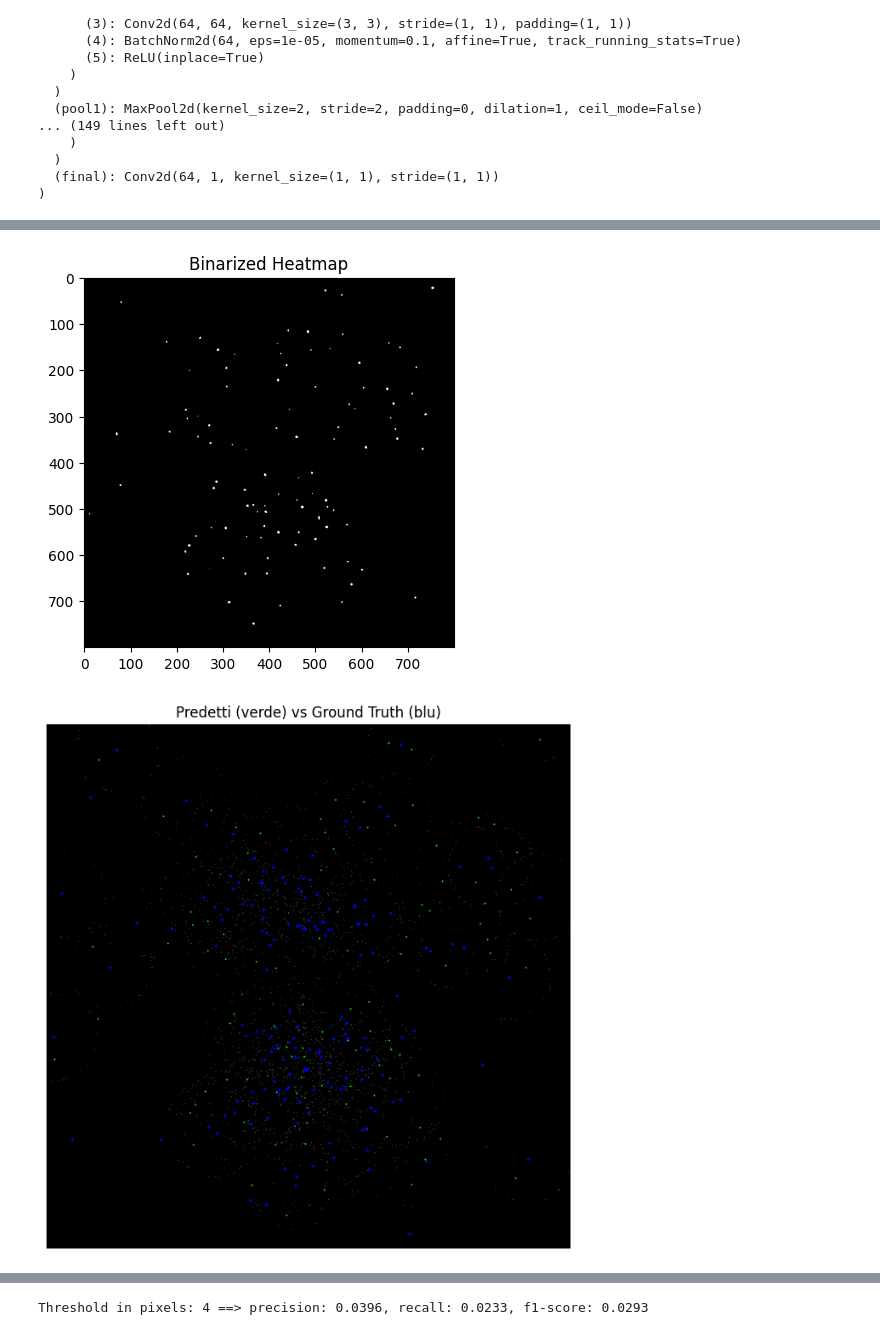
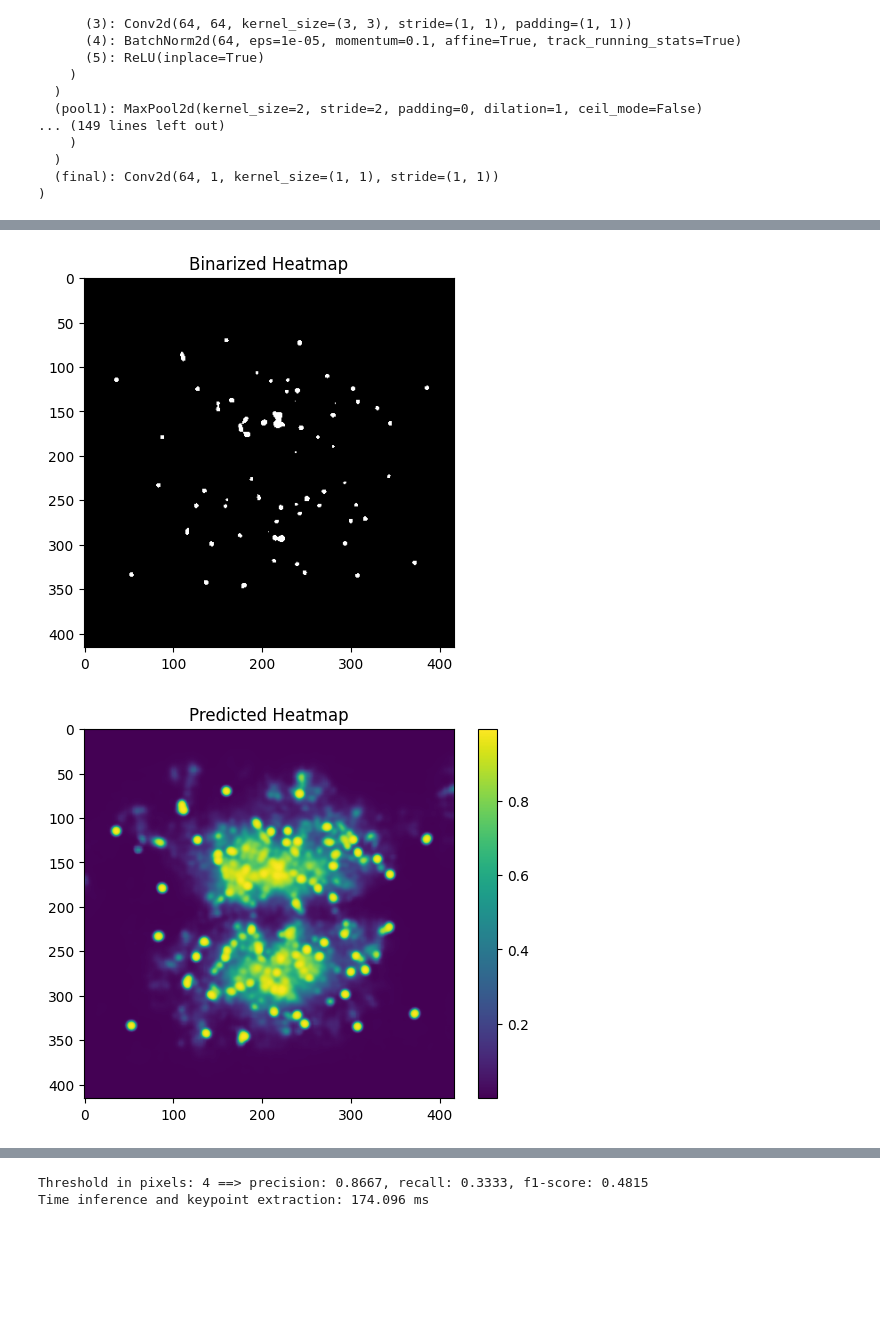
Before and after one commit to DanieleGhezzi25/A-Machine-Learning-Approach-for-Particle-Tracking-in-RICH-Detectors, a Jupyter notebook: UNet/SharedDataset/416px/inference_UNet416px.ipynb, the cells around one changed output, grey strips where cells are left out. Cells and saved outputs as stored; diff of their text form; code cells hidden in the pictures; blank space fills up the shorter version.

```diff
--- a/UNet/SharedDataset/416px/inference_UNet416px.ipynb
+++ b/UNet/SharedDataset/416px/inference_UNet416px.ipynb
@@ -12,7 +12,7 @@ device = 'cuda' if torch.cuda.is_available() else 'cpu'
 
 # Crea istanza modello (deve avere la stessa architettura usata in training)
 model = UNetWithAttention(in_channels=1, out_channels=1)
-model.load_state_dict(torch.load("best_unet4.pth", map_location=device))
+model.load_state_dict(torch.load("best_unet5.pth", map_location=device))
 model.to(device)
 model.eval()  # modalità valutazione (disabilita dropout, batchnorm, ecc)
 # %% [output]
@@ -34,7 +34,7 @@ UNetWithAttention(
   (final): Conv2d(64, 1, kernel_size=(1, 1), stride=(1, 1))
 )
 # %%
-img_path = '/user/gr1/delphi/dghezzi/UNet/Models/event_92.npy'
+img_path = '/user/gr1/delphi/dghezzi/SharedDataset_22500_2500_150_175_npy/UNet/416px/images/val/event_8.npy'
 
 img = np.load(img_path)  # shape atteso (H, W)
 img = img.astype(np.float32)  # assicurati che sia in float32
@@ -74,13 +74,14 @@ Mean: 0.13164072
 # %%
 from UNet import infer_keypoints_from_image, img_kp_pred_and_gr, compute_pck_metrics, load_keypoints_from_csv
 
 heatmap, keypoints_and_cov, time = infer_keypoints_from_image(img_path, model, device=device, show_mask=True, threshold=0.97, npy=True, sigmoid=True)
 
 keypoints = [kp for kp, cov in keypoints_and_cov]
-keypoints_gt = load_keypoints_from_csv('/user/gr1/delphi/dghezzi/UNet/Models/event_92_centers.csv')
+keypoints_gt = load_keypoints_from_csv('/user/gr1/delphi/dghezzi/SharedDataset_22500_2500_150_175_npy/UNet/416px/centers/val/event_8_centers.csv')
 img_kp_pred_and_gr(keypoints_pred=keypoints, keypoints_gt=keypoints_gt, img_path=img_path)
-pck_metrics = compute_pck_metrics(keypoints_gt, keypoints, thresholds=[4])
+pck_metrics = compute_pck_metrics(keypoints, keypoints_gt, thresholds=[4])
 print(f'Threshold in pixels: 4 ==> precision: {pck_metrics[0][0]:.4f}, recall: {pck_metrics[1][0]:.4f}, f1-score: {pck_metrics[2][0]:.4f}')
+print(f'Time inference and keypoint extraction: {time*1000:.3f} ms')
 # %% [output]
-[figure, old version]
+[figure, new version]
-[figure, old version]
+[figure, new version]
@@ -87 +89,2 @@ print(f'Threshold in pixels: 4 ==> precision: {pck_metrics[0][0]:.4f}, recall: {
-Threshold in pixels: 4 ==> precision: 0.0396, recall: 0.0233, f1-score: 0.0293
+Threshold in pixels: 4 ==> precision: 0.8667, recall: 0.3333, f1-score: 0.4815
+Time inference and keypoint extraction: 174.096 ms
```
Also changed, not shown: parts of 2 cells of this notebook, 24 other files.
